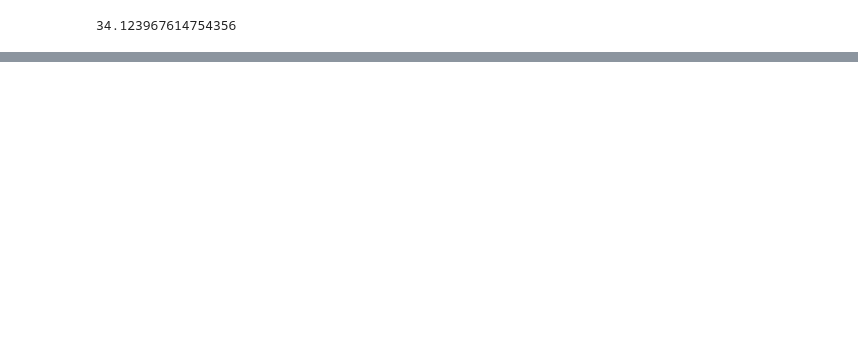
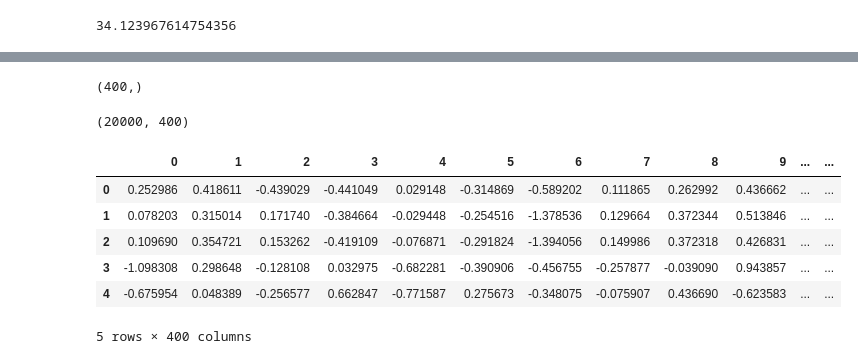
Before and after one commit to goru001/nlp-for-gujarati, a Jupyter notebook: language-model/Gujarati_Language_Model.ipynb, the cells around one changed output, grey strips where cells are left out. Cells and saved outputs as stored; diff of their text form; code cells hidden in the pictures; blank space fills up the shorter version.

Commit message:
add embedding vectors tsv

```diff
--- a/language-model/Gujarati_Language_Model.ipynb
+++ b/language-model/Gujarati_Language_Model.ipynb
@@ -213,0 +242,2 @@ np.exp(3.53)
+# %%
+encoder = get_model(learn.model)[0]
@@ -213,0 +248,14 @@ np.exp(3.53)
+# %%
+embeddings = encoder.state_dict()['encoder.weight']
+# %%
+embeddings = np.array(embeddings)
+# %%
+embeddings[0].shape
+# %% [output]
+(400,)
+# %%
+df = pd.DataFrame(embeddings)
+# %%
+df.shape
+# %% [output]
+(20000, 400)
@@ -213,0 +264,10 @@ np.exp(3.53)
+# %%
+df.head()
+# %% [output]
+|  | 0 | 1 | 2 | 3 | 4 | 5 | 6 | 7 | 8 | 9 | ... | ... |
+| 0 | 0.252986 | 0.418611 | -0.439029 | -0.441049 | 0.029148 | -0.314869 | -0.589202 | 0.111865 | 0.262992 | 0.436662 | ... | ... |
+| 1 | 0.078203 | 0.315014 | 0.171740 | -0.384664 | -0.029448 | -0.254516 | -1.378536 | 0.129664 | 0.372344 | 0.513846 | ... | ... |
+| 2 | 0.109690 | 0.354721 | 0.153262 | -0.419109 | -0.076871 | -0.291824 | -1.394056 | 0.149986 | 0.372318 | 0.426831 | ... | ... |
+| 3 | -1.098308 | 0.298648 | -0.128108 | 0.032975 | -0.682281 | -0.390906 | -0.456755 | -0.257877 | -0.039090 | 0.943857 | ... | ... |
+| 4 | -0.675954 | 0.048389 | -0.256577 | 0.662847 | -0.771587 | 0.275673 | -0.348075 | -0.075907 | 0.436690 | -0.623583 | ... | ... |
+5 rows × 400 columns
```
Also changed, not shown: parts of 20 cells of this notebook, 6 other files.
